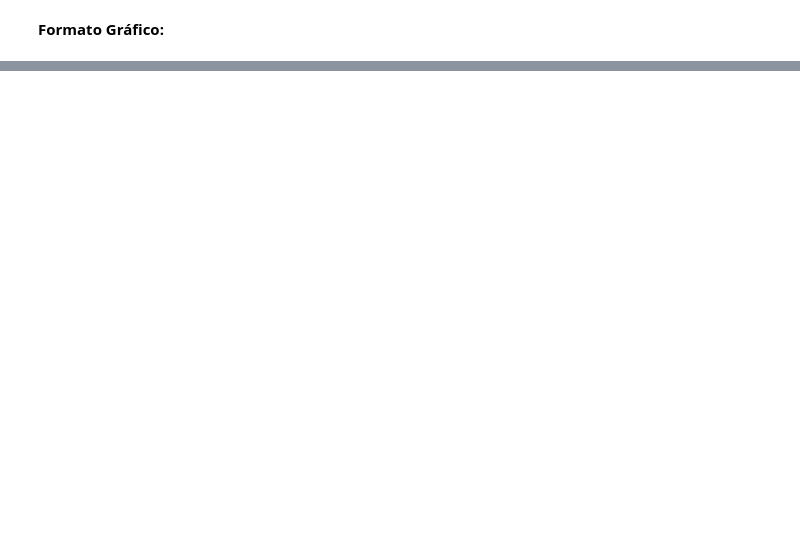
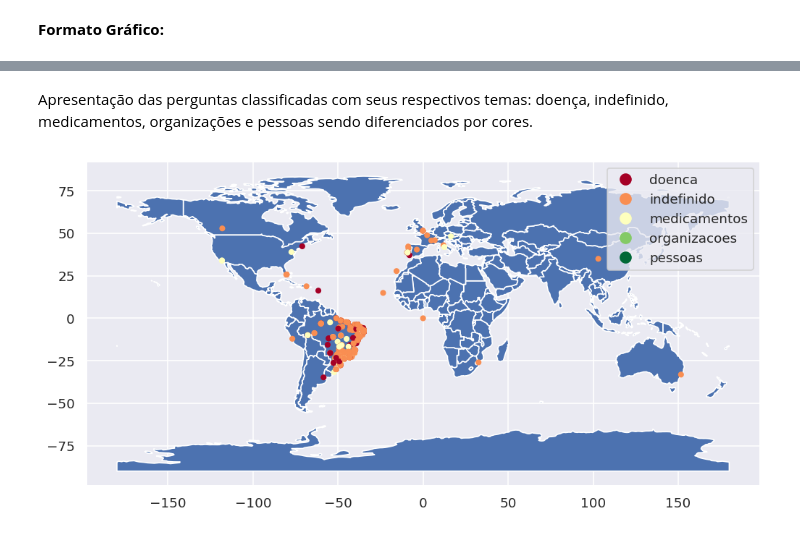
Before and after one commit to ednux/data-science-twitters-covid, a Jupyter notebook: main.ipynb, the cells around one changed output, grey strips where cells are left out. Drawn from its saved outputs; the diff is of its cells as text; code cells hidden in the pictures; blank space fills up the shorter version.

```diff
--- a/main.ipynb
+++ b/main.ipynb
@@ -1161,0 +1164,10 @@ fig.tight_layout()
+# %% [markdown]
+Apresentação das perguntas classificadas com seus respectivos temas: doença, indefinido, medicamentos, organizações e pessoas sendo diferenciados por cores.
+# %%
+geometry = [Point(xy) for xy in zip(df_perguntas['latitude'], df_perguntas['longitude'])]
+gdf = GeoDataFrame(df_perguntas, geometry=geometry)
+
+world = gpd.read_file(gpd.datasets.get_path('naturalearth_lowres'))
+gdf.plot(ax=world.plot(figsize=(10, 6)), column='tema', cmap='RdYlGn', legend=True, markersize=15);
+# %% [output]
+[figure, added]
```
Also changed, not shown: parts of 13 cells of this notebook.
